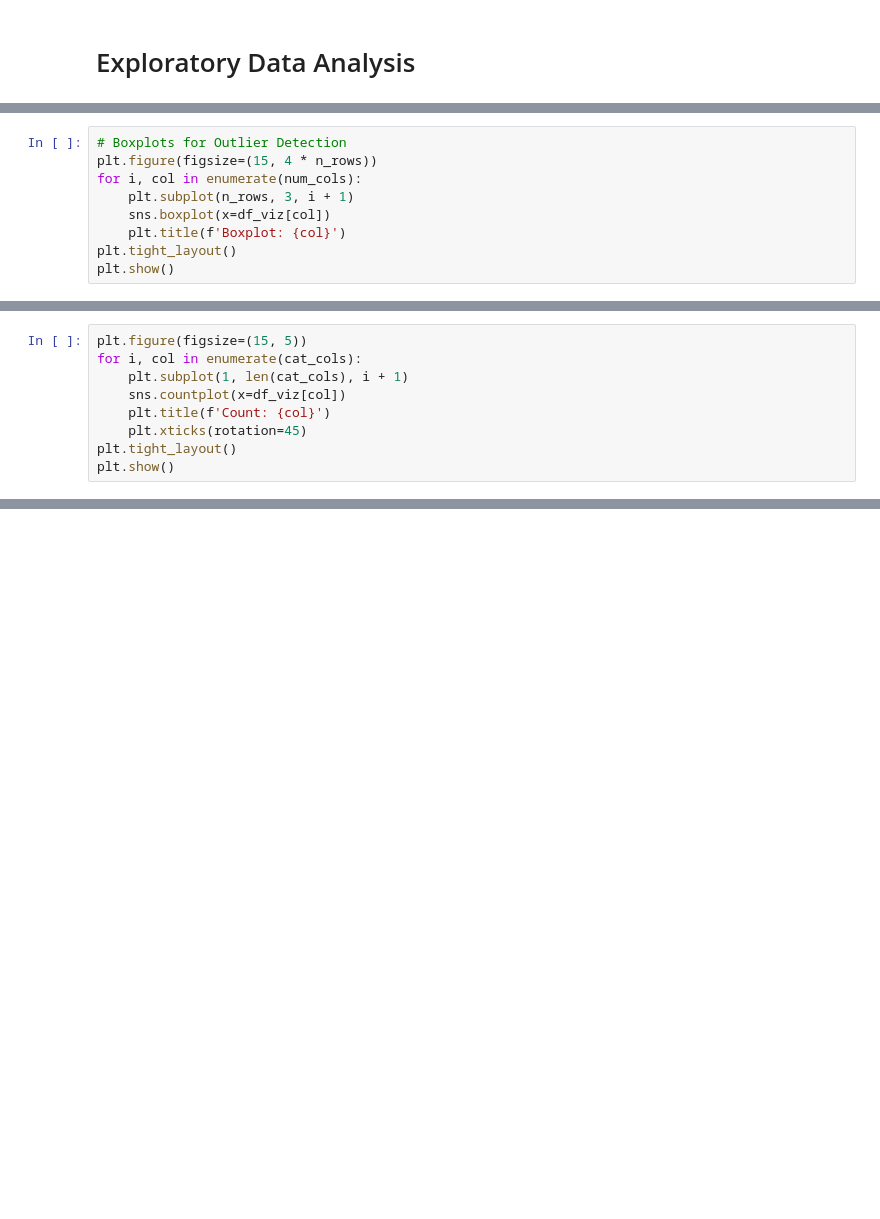
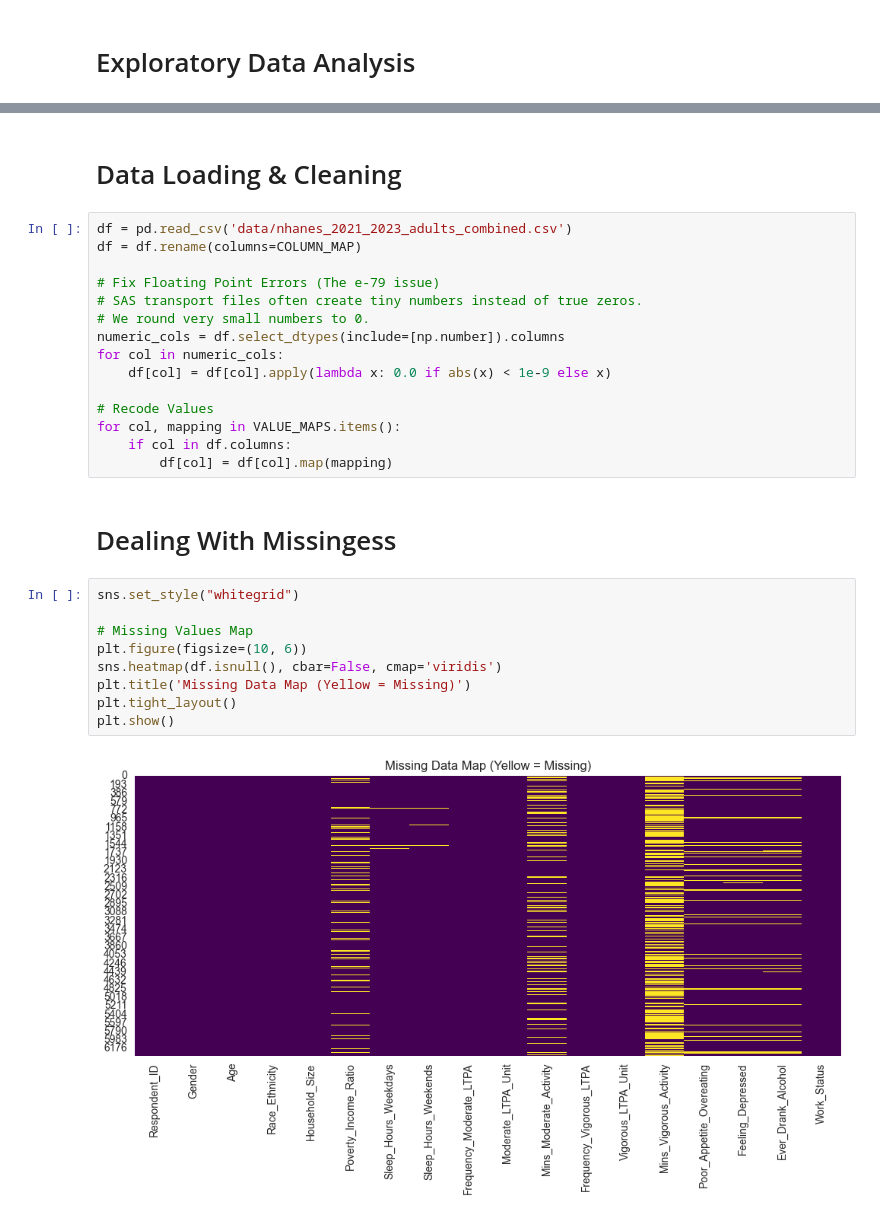
Before and after one commit to sophia-vo/CSE-158-Assignment-2, a Jupyter notebook: eda.ipynb, the cells around one changed output, grey strips where cells are left out. Cells and saved outputs as stored; diff of their text form; blank space fills up the shorter version.

Commit message:
data preprocessing setup

```diff
--- a/eda.ipynb
+++ b/eda.ipynb
@@ -106,9 +2,0 @@ plt.show()
-# %%
-# Boxplots for Outlier Detection
-plt.figure(figsize=(15, 4 * n_rows))
-for i, col in enumerate(num_cols):
-    plt.subplot(n_rows, 3, i + 1)
-    sns.boxplot(x=df_viz[col])
-    plt.title(f'Boxplot: {col}')
-plt.tight_layout()
-plt.show()
@@ -119,9 +2,0 @@ plt.show()
-# %%
-plt.figure(figsize=(15, 5))
-for i, col in enumerate(cat_cols):
-    plt.subplot(1, len(cat_cols), i + 1)
-    sns.countplot(x=df_viz[col])
-    plt.title(f'Count: {col}')
-    plt.xticks(rotation=45)
-plt.tight_layout()
-plt.show()
@@ -139,0 +74,30 @@ plt.show()
+# %% [markdown]
+# Data Loading & Cleaning
+# %%
+df = pd.read_csv('data/nhanes_2021_2023_adults_combined.csv')
+df = df.rename(columns=COLUMN_MAP)
+
+# Fix Floating Point Errors (The e-79 issue)
+# SAS transport files often create tiny numbers instead of true zeros.
+# We round very small numbers to 0.
+numeric_cols = df.select_dtypes(include=[np.number]).columns
+for col in numeric_cols:
+    df[col] = df[col].apply(lambda x: 0.0 if abs(x) < 1e-9 else x)
+
+# Recode Values
+for col, mapping in VALUE_MAPS.items():
+    if col in df.columns:
+        df[col] = df[col].map(mapping)
+# %% [markdown]
+# Dealing With Missingess
+# %%
+sns.set_style("whitegrid")
+
+# Missing Values Map
+plt.figure(figsize=(10, 6))
+sns.heatmap(df.isnull(), cbar=False, cmap='viridis')
+plt.title('Missing Data Map (Yellow = Missing)')
+plt.tight_layout()
+plt.show()
+# %% [output]
+[figure, added]
```
Also changed, not shown: parts of 38 cells of this notebook, 11 other files.
